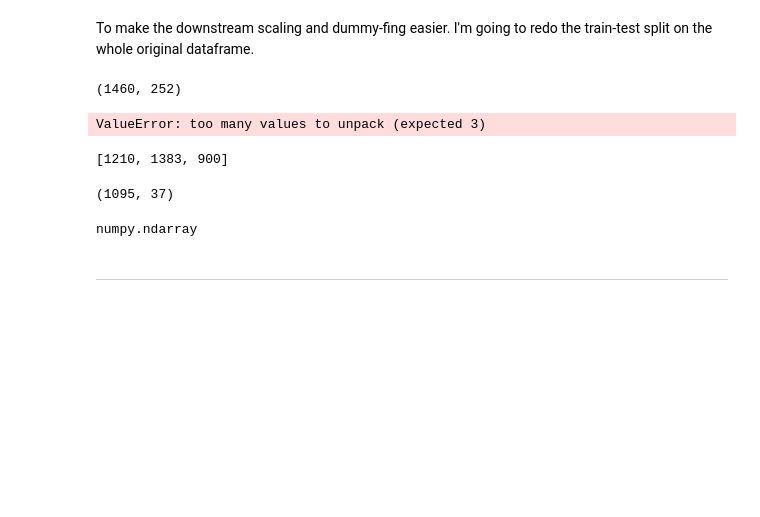
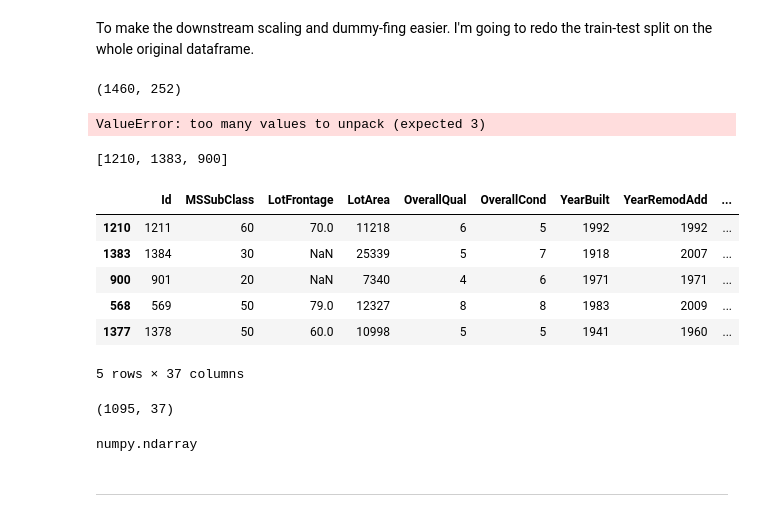
Before and after one commit to MangrobanGit/dsc-2-24-10-ridge-and-lasso-regression-lab-seattle-ds-career-040119, a Jupyter notebook: index.ipynb, the cells around one changed output. Cells and saved outputs as stored; diff of their text form; code cells hidden in the pictures; blank space fills up the shorter version.

```diff
--- a/index.ipynb
+++ b/index.ipynb
@@ -197,8 +197,10 @@ X_cat_dum.shape #(1460, 252)
 (1460, 252)
 # %%
 # Split the continuous datasets
-X_cont_train, X_cont_test, y_train,
-y_test, index_train, index_test = train_test_split(X_cont, df['SalePrice'],
+X_cont_train, X_cont_test, y_train, y_test, index_train, index_test = train_test_split(
+                                                                X_cont
+                                                                ,df['SalePrice']
+                                                                ,
                                                               range(0,len(df['SalePrice'])))
 # %% [output]
 ValueError: too many values to unpack (expected 3)
@@ -217,6 +219,16 @@ scaler.fit(X_cont_train)
 # Scale train and test data
 X_sc_train = scaler.transform(X_cont_train)
 X_sc_test = scaler.transform(X_cont_test)
+# %%
+X_cont_train.head()
+# %% [output]
+|  | Id | MSSubClass | LotFrontage | LotArea | OverallQual | OverallCond | YearBuilt | YearRemodAdd | ... |
+| 1210 | 1211 | 60 | 70.0 | 11218 | 6 | 5 | 1992 | 1992 | ... |
+| 1383 | 1384 | 30 | NaN | 25339 | 5 | 7 | 1918 | 2007 | ... |
+| 900 | 901 | 20 | NaN | 7340 | 4 | 6 | 1971 | 1971 | ... |
+| 568 | 569 | 50 | 79.0 | 12327 | 8 | 8 | 1983 | 2009 | ... |
+| 1377 | 1378 | 50 | 60.0 | 10998 | 5 | 5 | 1941 | 1960 | ... |
+5 rows × 37 columns
 # %%
 X_sc_train.shape #(1095, 37)
 # %% [output]
```
